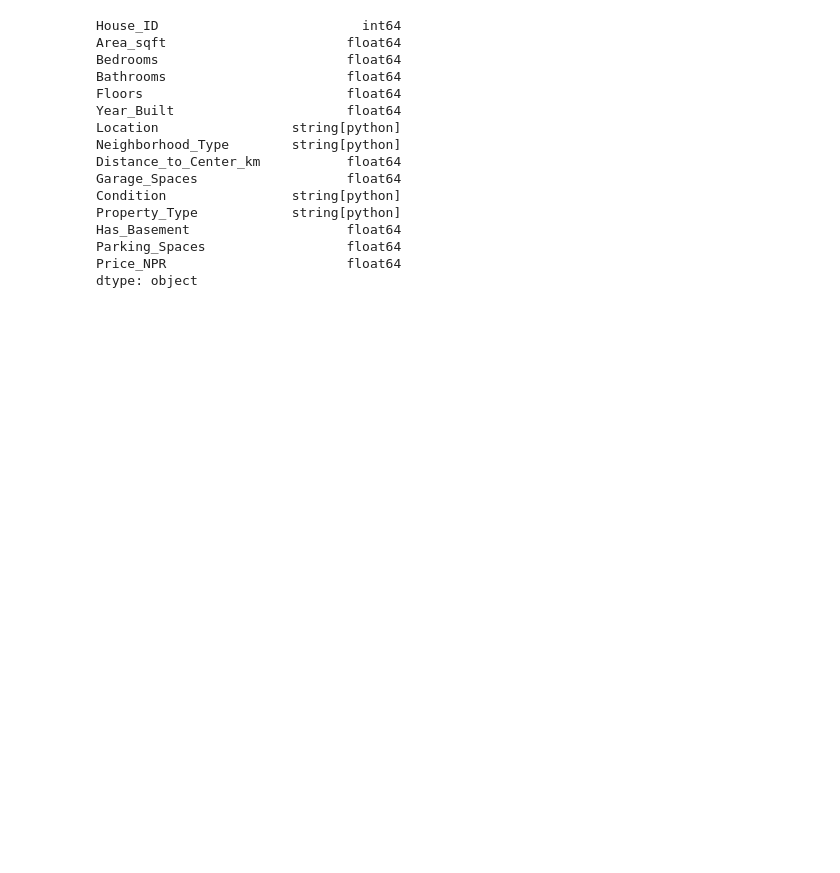
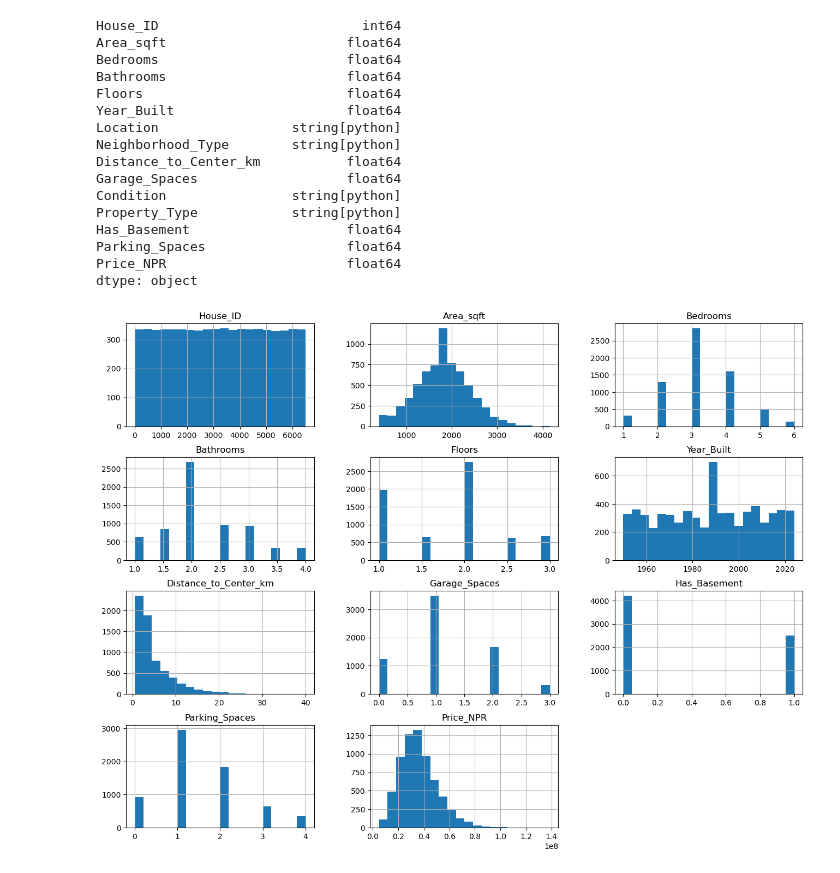
Before and after one commit to sulavg50-ux/SWYNEX-House-Price-Data-Preparation, a Jupyter notebook: house_pred.ipynb, the cells around one changed output. Drawn from its saved outputs; the diff is of its cells as text; code cells hidden in the pictures; blank space fills up the shorter version.

```diff
--- a/house_pred.ipynb
+++ b/house_pred.ipynb
@@ -204,3 +206,14 @@ Has_Basement                    float64
 Parking_Spaces                  float64
 Price_NPR                       float64
 dtype: object
+# %%
+# EDA
+numerical_columns=df.select_dtypes(include=np.number).columns
+categorical_columns=df.select_dtypes(include=['object','string']).columns
+# %%
+df[numerical_columns].hist(
+    figsize=(16,12),
+    bins=20)
+plt.show()
+# %% [output]
+[figure, added]
```
Also changed, not shown: parts of 11 cells of this notebook.
